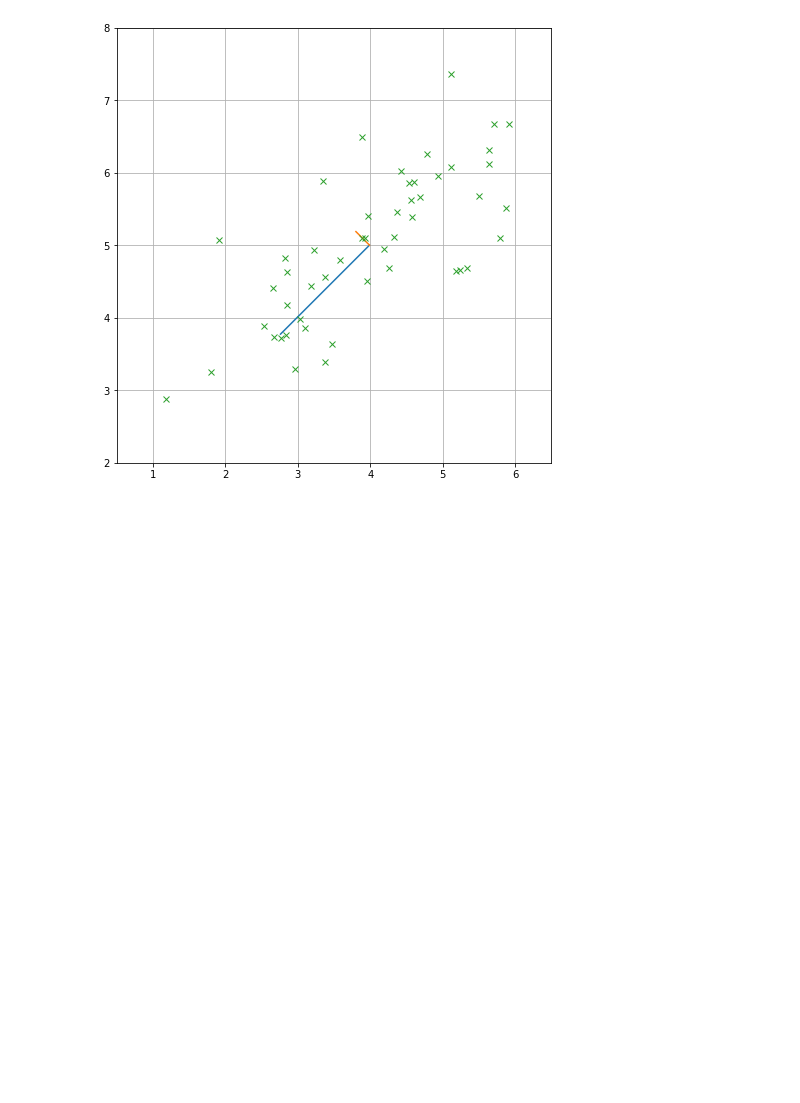
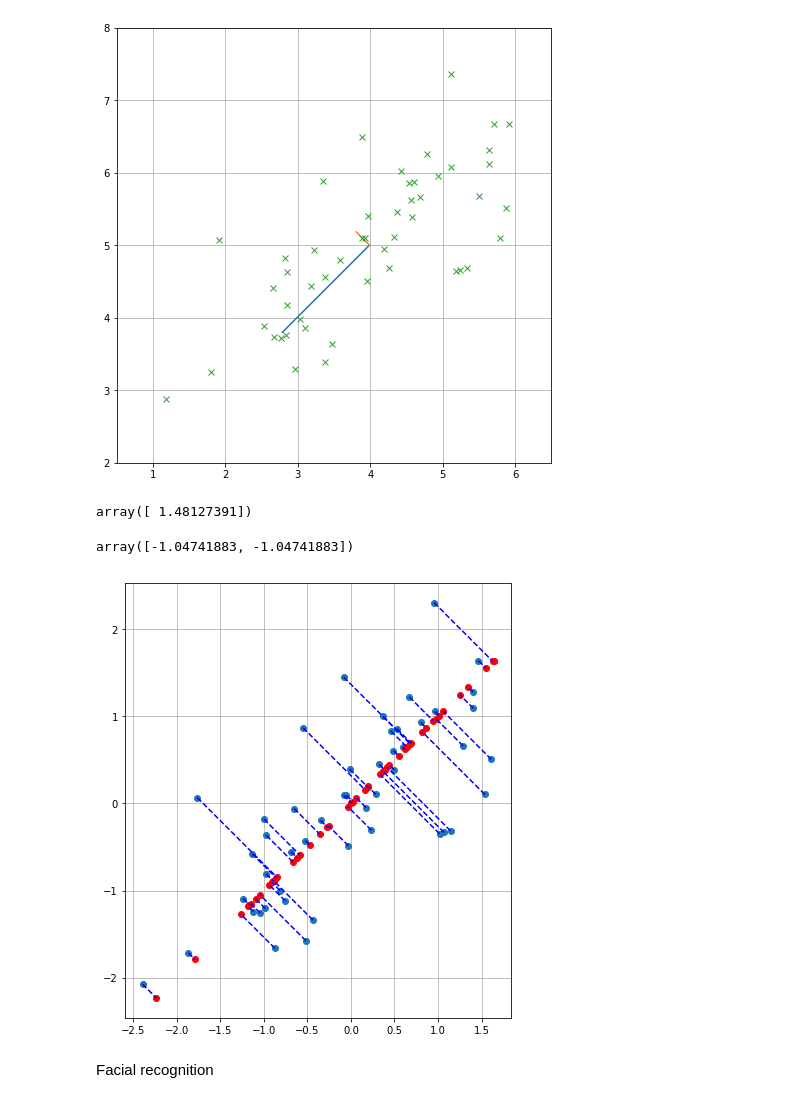
Before and after one commit to frolovconst/PyLearning, a Jupyter notebook: ang/Week8/ex7.ipynb, the cells around one changed output. Cells and saved outputs as stored; diff of their text form; code cells hidden in the pictures; blank space fills up the shorter version.

```diff
--- a/ang/Week8/ex7.ipynb
+++ b/ang/Week8/ex7.ipynb
@@ -215,0 +202,32 @@ plt.show()
+# %%
+def projectData(X_norm, U, K):
+    return X_norm.dot(U[:,:K])
+# %%
+proj = projectData(X_sc, U, K)
+# %%
+proj[0]
+# %% [output]
+array([ 1.48127391])
+# %%
+proj[0]*U[:,0]
+# %% [output]
+array([-1.04741883, -1.04741883])
+# %%
+def recoverData(Z, U, K):
+    recovered = Z.dot(U[:,:K].T)
+    return recovered
+# %%
+Xrec = recoverData(proj, U, K)
+# %%
+plt.figure(figsize=[10,8])
+plt.plot(X_sc[:,0], X_sc[:,1], linestyle='', marker='o')
+plt.plot(Xrec[:,0], Xrec[:,1], linestyle='', marker='o', color='r')
+for i in range(X_sc.shape[0]):
+    plt.plot([X_sc[i,0],Xrec[i,0]],[X_sc[i,1],Xrec[i,1]], linestyle='--', color='b')
+plt.axes().set_aspect('equal')
+plt.grid()
+plt.show()
+# %% [output]
+[figure, added]
+# %% [markdown]
+Facial recognition
```
Also changed, not shown: parts of 31 cells of this notebook, 1 other file.
